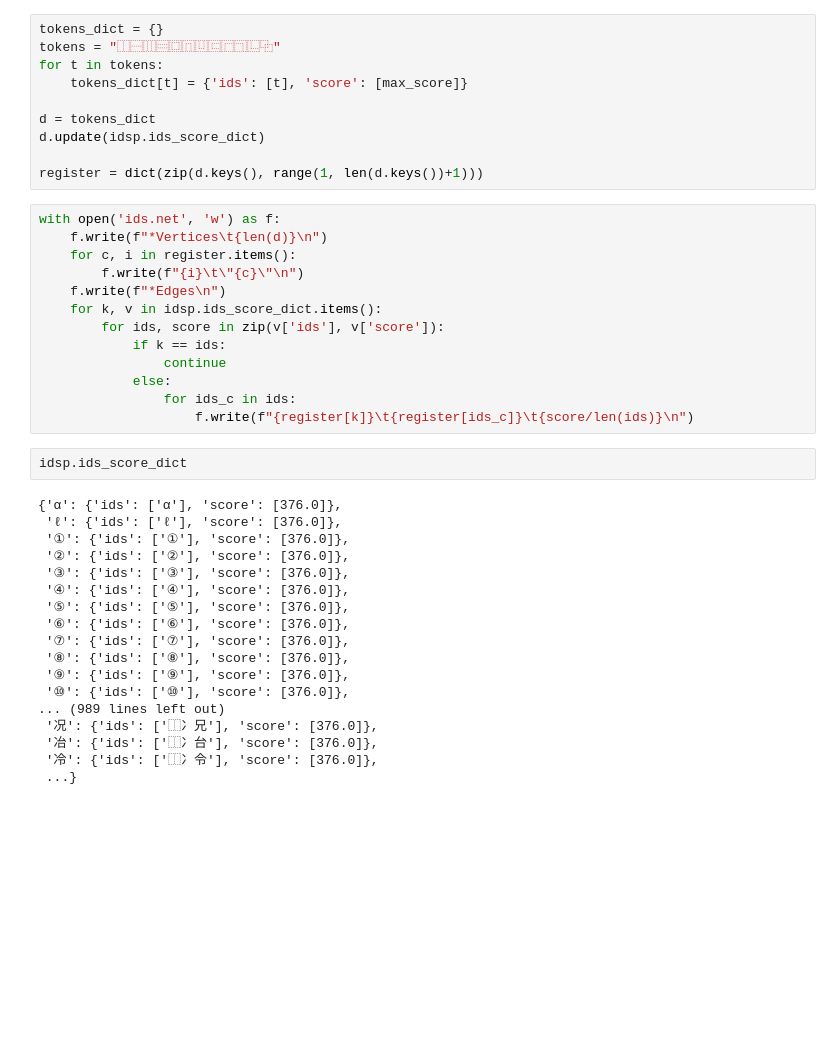
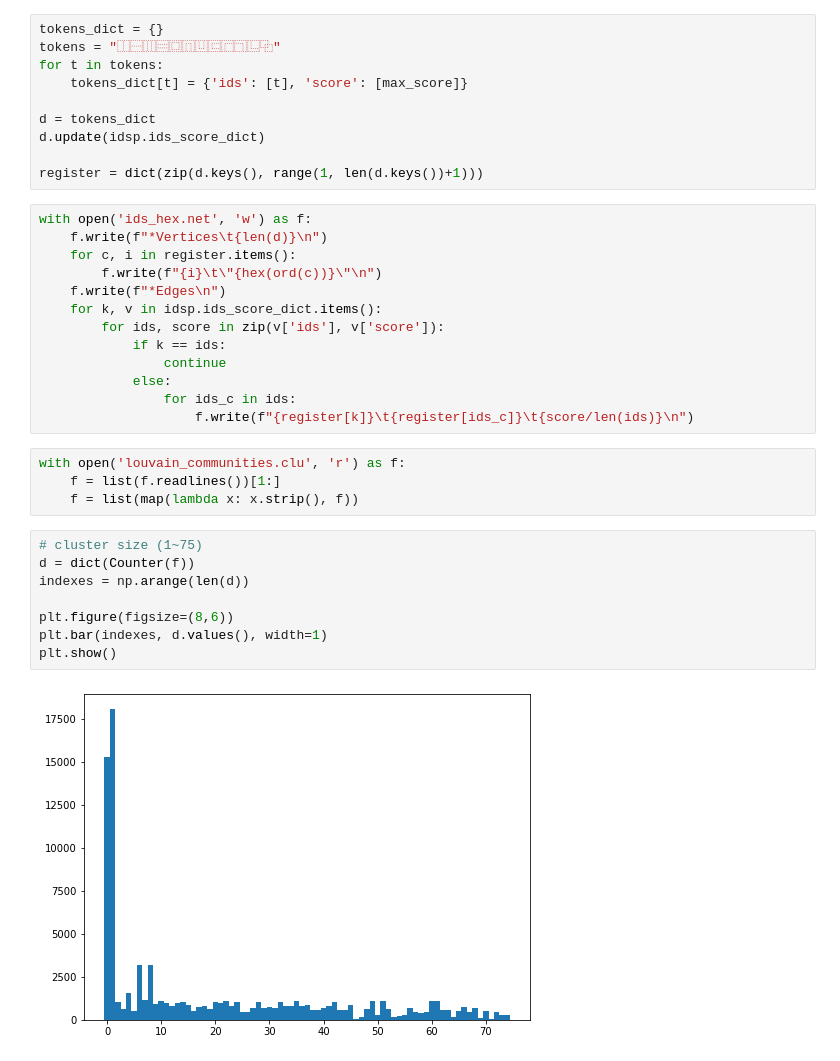
Before and after one commit to ohshane/radical-clustering, a Jupyter notebook: v2.ipynb, the cells around one changed output. Cells and saved outputs as stored; diff of their text form; blank space fills up the shorter version.

Commit message:
added count of clusters

```diff
--- a/v2.ipynb
+++ b/v2.ipynb
@@ -111,10 +111,10 @@ d.update(idsp.ids_score_dict)
 
 register = dict(zip(d.keys(), range(1, len(d.keys())+1)))
 # %%
-with open('ids.net', 'w') as f:
+with open('ids_hex.net', 'w') as f:
     f.write(f"*Vertices\t{len(d)}\n")
     for c, i in register.items():
-        f.write(f"{i}\t\"{c}\"\n")
+        f.write(f"{i}\t\"{hex(ord(c))}\"\n")
     f.write(f"*Edges\n")
     for k, v in idsp.ids_score_dict.items():
         for ids, score in zip(v['ids'], v['score']):
@@ -123,23 +123,17 @@ with open('ids.net', 'w') as f:
             else:
                 for ids_c in ids:
                     f.write(f"{register[k]}\t{register[ids_c]}\t{score/len(ids)}\n")
-# %%
-idsp.ids_score_dict
-# %% [output]
-{'α': {'ids': ['α'], 'score': [376.0]},
- 'ℓ': {'ids': ['ℓ'], 'score': [376.0]},
- '①': {'ids': ['①'], 'score': [376.0]},
- '②': {'ids': ['②'], 'score': [376.0]},
- '③': {'ids': ['③'], 'score': [376.0]},
- '④': {'ids': ['④'], 'score': [376.0]},
- '⑤': {'ids': ['⑤'], 'score': [376.0]},
- '⑥': {'ids': ['⑥'], 'score': [376.0]},
- '⑦': {'ids': ['⑦'], 'score': [376.0]},
- '⑧': {'ids': ['⑧'], 'score': [376.0]},
- '⑨': {'ids': ['⑨'], 'score': [376.0]},
- '⑩': {'ids': ['⑩'], 'score': [376.0]},
-... (989 lines left out)
- '况': {'ids': ['⿰冫兄'], 'score': [376.0]},
- '冶': {'ids': ['⿰冫台'], 'score': [376.0]},
- '冷': {'ids': ['⿰冫令'], 'score': [376.0]},
- ...}
+# %%
+with open('louvain_communities.clu', 'r') as f:
+    f = list(f.readlines())[1:]
+    f = list(map(lambda x: x.strip(), f))
+# %%
+# cluster size (1~75)
+d = dict(Counter(f))
+indexes = np.arange(len(d))
+
+plt.figure(figsize=(8,6))
+plt.bar(indexes, d.values(), width=1)
+plt.show()
+# %% [output]
+[figure, added]
```
Also changed, not shown: parts of 1 cell of this notebook, 9 other files.
